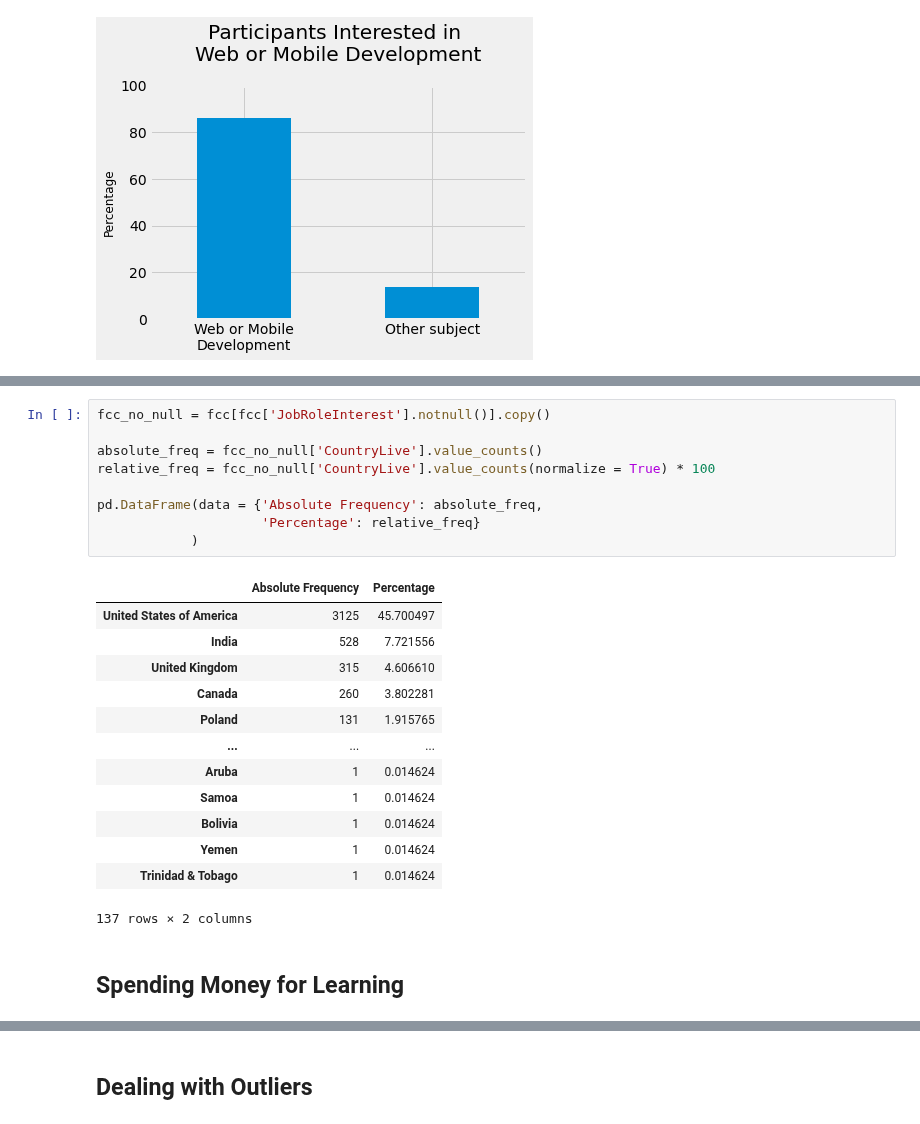
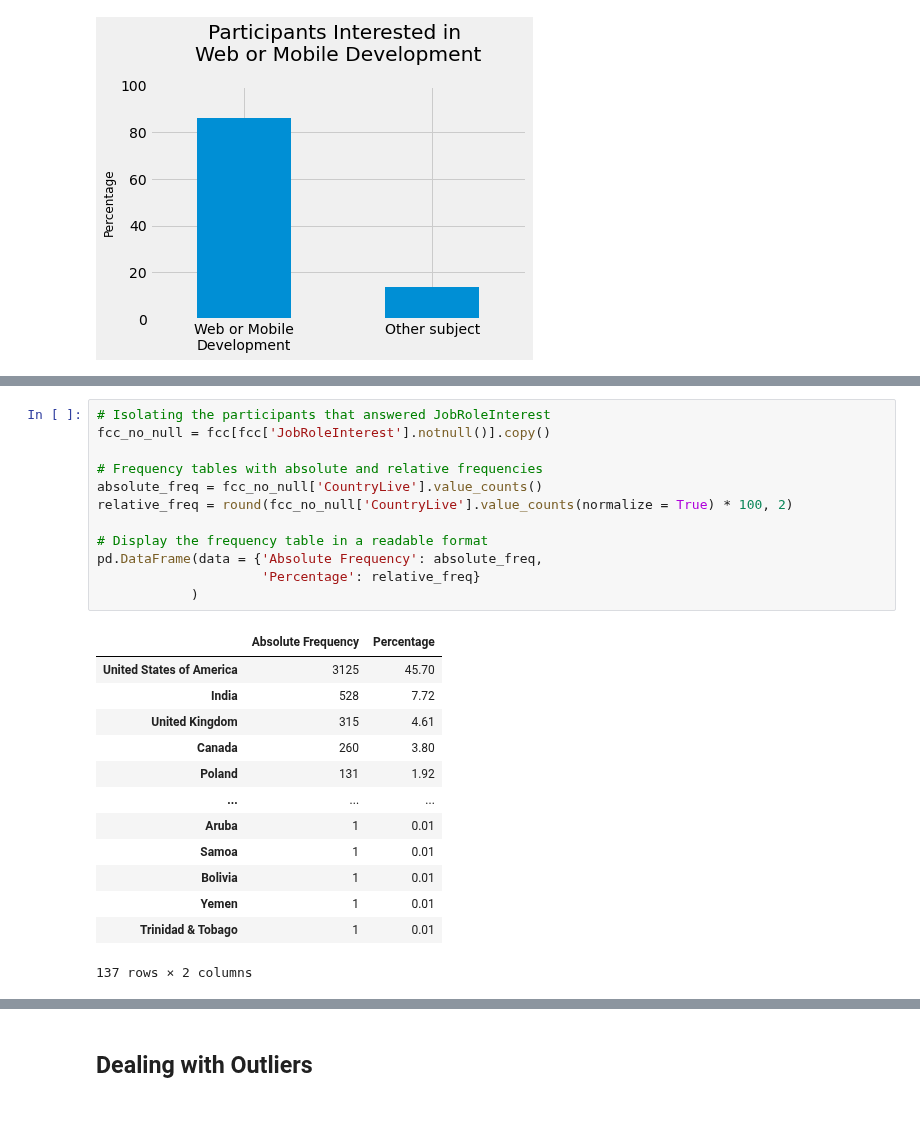
Before and after one commit to branBeckett/data-science-projects, a Jupyter notebook: best-advertising-markets/best-advertising-markets.ipynb, the cells around one changed output, grey strips where cells are left out. Saved outputs shown, nothing was run; the diff lists cells and outputs as text.

```diff
--- a/best-advertising-markets/best-advertising-markets.ipynb
+++ b/best-advertising-markets/best-advertising-markets.ipynb
@@ -97,25 +113,26 @@ Now let's find out where these new coders are located and the density of coders
 # %%
+# Isolating the participants that answered JobRoleInterest
 fcc_no_null = fcc[fcc['JobRoleInterest'].notnull()].copy()
 
+# Frequency tables with absolute and relative frequencies
 absolute_freq = fcc_no_null['CountryLive'].value_counts()
-relative_freq = fcc_no_null['CountryLive'].value_counts(normalize = True) * 100
+relative_freq = round(fcc_no_null['CountryLive'].value_counts(normalize = True) * 100, 2)
 
+# Display the frequency table in a readable format
 pd.DataFrame(data = {'Absolute Frequency': absolute_freq,
                      'Percentage': relative_freq}
             )
 # %% [output]
 |  | Absolute Frequency | Percentage |
-| United States of America | 3125 | 45.700497 |
-| India | 528 | 7.721556 |
-| United Kingdom | 315 | 4.606610 |
-| Canada | 260 | 3.802281 |
-| Poland | 131 | 1.915765 |
+| United States of America | 3125 | 45.70 |
+| India | 528 | 7.72 |
+| United Kingdom | 315 | 4.61 |
+| Canada | 260 | 3.80 |
+| Poland | 131 | 1.92 |
 | ... | ... | ... |
-| Aruba | 1 | 0.014624 |
-| Samoa | 1 | 0.014624 |
-| Bolivia | 1 | 0.014624 |
-| Yemen | 1 | 0.014624 |
-| Trinidad & Tobago | 1 | 0.014624 |
+| Aruba | 1 | 0.01 |
+| Samoa | 1 | 0.01 |
+| Bolivia | 1 | 0.01 |
+| Yemen | 1 | 0.01 |
+| Trinidad & Tobago | 1 | 0.01 |
 137 rows × 2 columns
-# %% [markdown]
-## Spending Money for Learning
```
Also changed, not shown: parts of 6 cells of this notebook.
